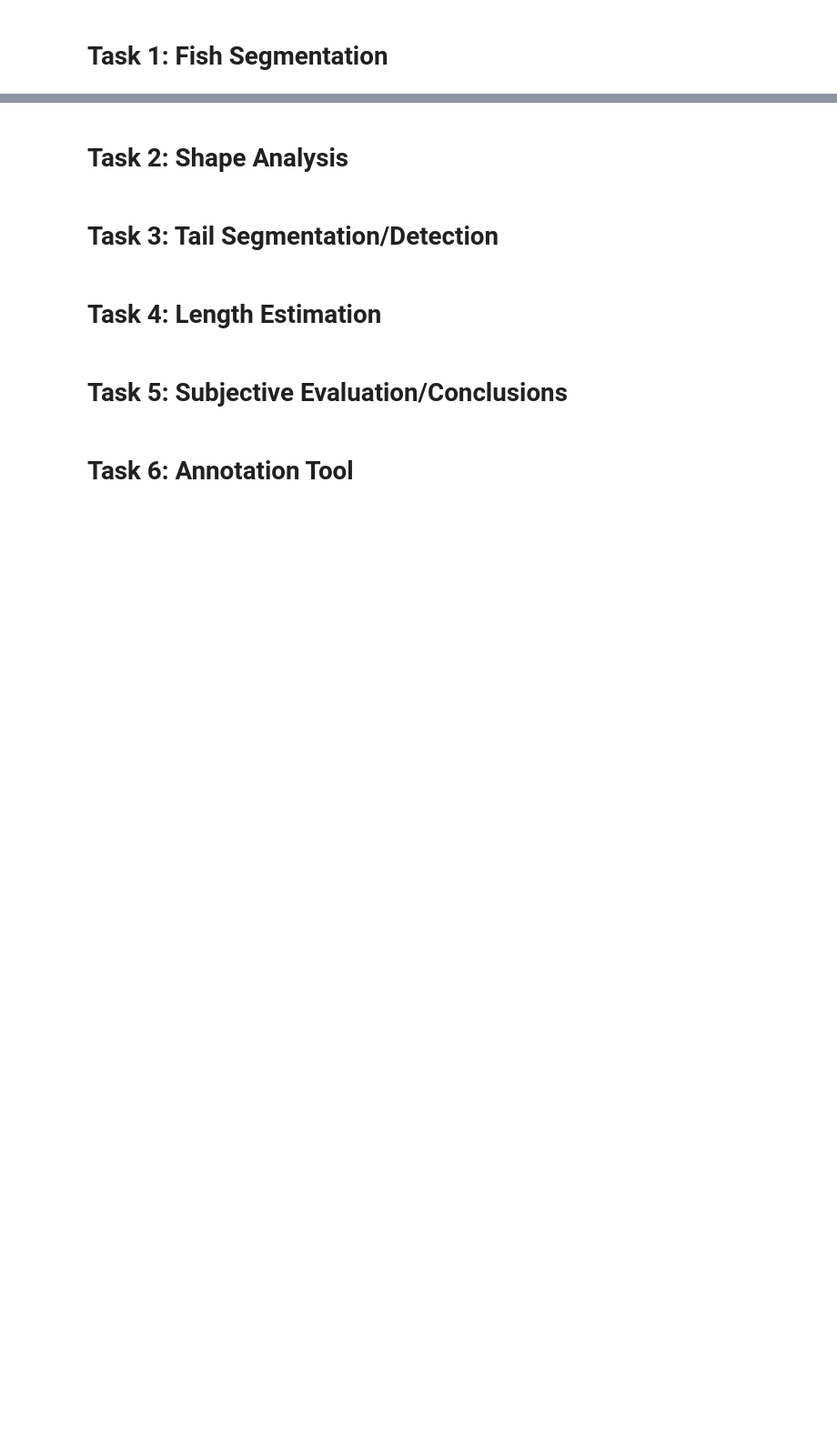
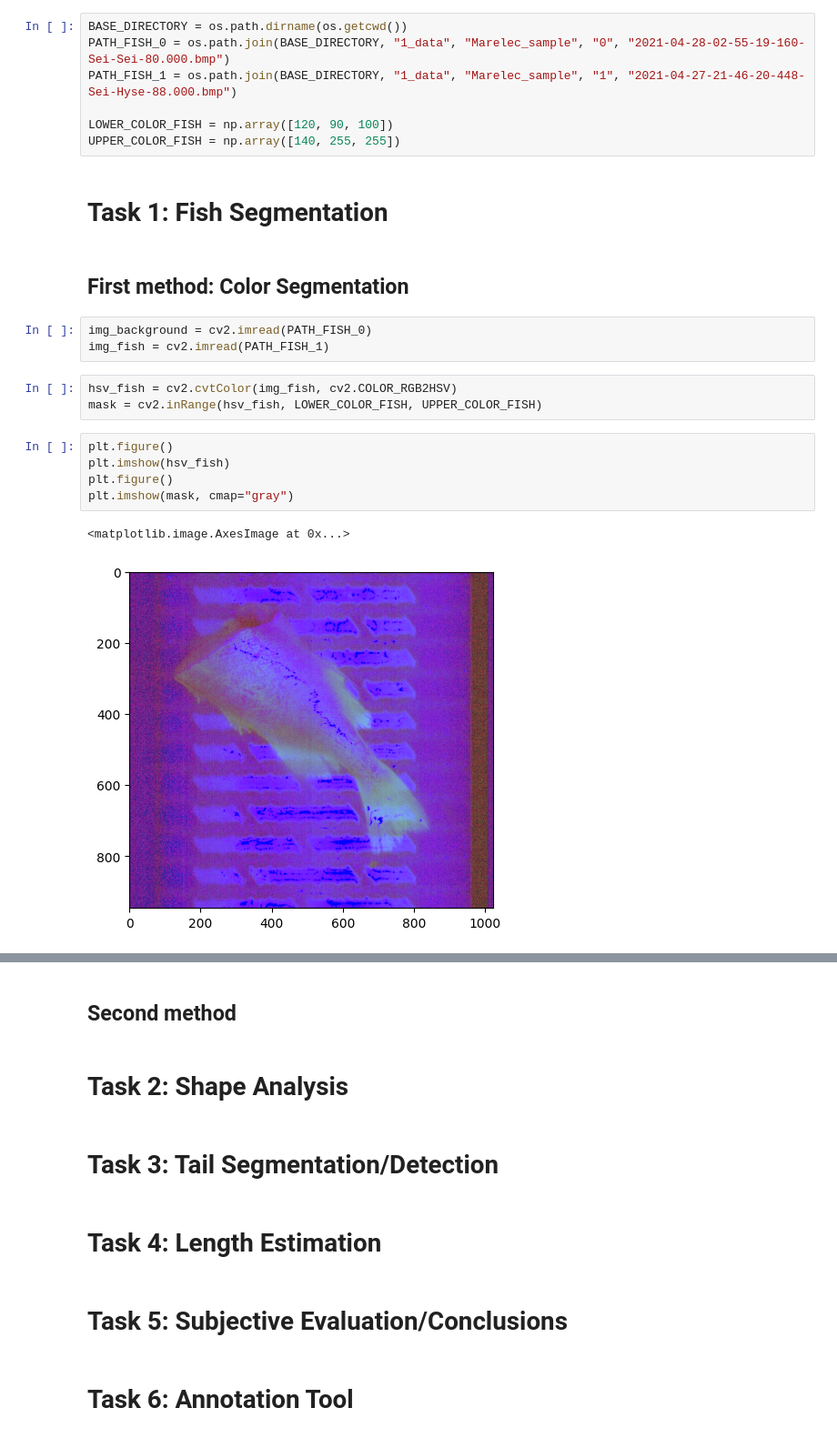
Before and after one commit to KamielVDD/6_marelec_project, a Jupyter notebook: 2_notebooks/marelec.ipynb, the cells around one changed output, grey strips where cells are left out. Shown at 91% size. Drawn from its saved outputs; the diff is of its cells as text; blank space fills up the shorter version.

Commit message:
feat(added basic color segmentation)

```diff
--- a/2_notebooks/marelec.ipynb
+++ b/2_notebooks/marelec.ipynb
@@ -7,2 +12,25 @@ import cv2
+# %%
+BASE_DIRECTORY = os.path.dirname(os.getcwd())
+PATH_FISH_0 = os.path.join(BASE_DIRECTORY, "1_data", "Marelec_sample", "0", "2021-04-28-02-55-19-160-Sei-Sei-80.000.bmp")
+PATH_FISH_1 = os.path.join(BASE_DIRECTORY, "1_data", "Marelec_sample", "1", "2021-04-27-21-46-20-448-Sei-Hyse-88.000.bmp")
+
+LOWER_COLOR_FISH = np.array([120, 90, 100])
+UPPER_COLOR_FISH = np.array([140, 255, 255])
 # %% [markdown]
 # Task 1: Fish Segmentation
+# %% [markdown]
+## First method: Color Segmentation
+# %%
+img_background = cv2.imread(PATH_FISH_0)
+img_fish = cv2.imread(PATH_FISH_1)
+# %%
+hsv_fish = cv2.cvtColor(img_fish, cv2.COLOR_RGB2HSV)
+mask = cv2.inRange(hsv_fish, LOWER_COLOR_FISH, UPPER_COLOR_FISH)
+# %%
+plt.figure()
+plt.imshow(hsv_fish)
+plt.figure()
+plt.imshow(mask, cmap="gray")
+# %% [output]
+<matplotlib.image.AxesImage at 0x...>
+[figure, added]
@@ -9,3 +38,5 @@ import cv2
+# %% [markdown]
+## Second method
 # %% [markdown]
 # Task 2: Shape Analysis
 # %% [markdown]
```
Also changed, not shown: parts of 5 cells of this notebook.
